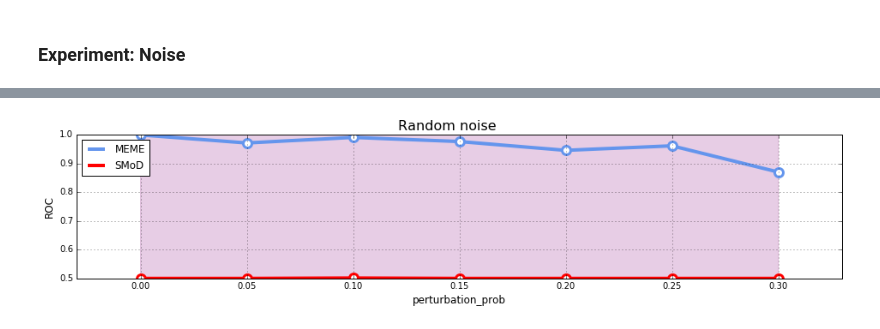
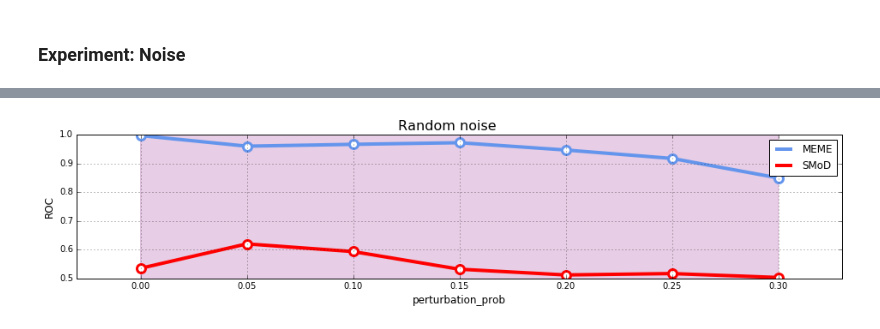
Before and after one commit to fabriziocosta/pyMotif, a Jupyter notebook: Performance Comparison.ipynb, the cells around one changed output, grey strips where cells are left out. Saved outputs shown, nothing was run; the diff lists cells and outputs as text; code cells hidden in the pictures.

```diff
--- a/Performance Comparison.ipynb
+++ b/Performance Comparison.ipynb
@@ -103,14 +103,16 @@ def score_seqs(seqs, n_motives, tool):
             seq_scr.append(scr)
 
         # taking average over all motives for a sequence
-        try:
+        if len(seq_scr) > 1:
             x = np.array(seq_scr[0])
-            for k in range(1, iters):
-                x = np.vstack((x, seq_scr[k]))
+            for l in range(1, iters):
+                x = np.vstack((x, seq_scr[l]))
             seq_scr = list(np.mean(x, axis=0))
             scores.append(seq_scr)
-        except:
-            scores=np.zeros(iters)
+        elif len(seq_scr) == 1:
+            scores.append(np.array(seq_scr[0]))
+        else:
+            raise ValueError("no sequence score")
     return scores
 # %%
 import numpy as np
@@ -217,7 +219,7 @@ def plot_results(data, title='Experiment', xlabel='param', ylabel='values'):
     plt.grid()
     plt.show()
 # %%
-n_rep = 4
+n_rep = 10
 # %% [markdown]
 <h3> Experiment: Noise </h3>
 # %%
@@ -230,7 +232,7 @@ def make_results(n_rep=n_rep):
             tool_result = evaluate(scoring_criteria='pwm', # ['pwm','hmm']
                                    complexity=5,
                                    motif_length=10,
-                                   n_motives=2,
+                                   n_motives=4,
                                    sequence_length=100,
                                    n_sequences=250,
                                    perturbation_prob=param,
@@ -239,11 +241,11 @@ def make_results(n_rep=n_rep):
                                    max_subarray_size=11,
                                    min_score=4,
                                    min_freq=0.5,
-                                   min_cluster_size=10,
-                                   similarity_threshold=.25,
+                                   min_cluster_size=5,
+                                   similarity_threshold=.50,
                                    freq_threshold=0.03)
 
-            results['meme'].append(tool_result['meme'][0][0])    #TODO: only avg score on test data is saved
+            results['meme'].append(tool_result['meme'][0][0])
             results['smod'].append(tool_result['smod'][0][0])
         for tool in ['meme', 'smod']:
             avg = np.mean(results[tool])
@@ -259,36 +280,36 @@ TypeError: Singleton array 0.0 cannot be considered a valid collection.
 # %%
 %%time
 
 def make_results(n_rep=n_rep):
     for param in [0.0, 0.05, 0.10, 0.15, 0.2, 0.25, 0.3]:
         results = {'meme':[], 'smod':[]}
         for rep in range(n_rep):
             tool_result = evaluate(scoring_criteria='pwm', # ['pwm','hmm']
                                    complexity=5,
                                    motif_length=10,
-                                   n_motives=2,
+                                   n_motives=4,
                                    sequence_length=100,
                                    n_sequences=250,
                                    perturbation_prob=param,
                                    n_clusters=10,
-                                   min_subarray_size=5,
-                                   max_subarray_size=15,
+                                   min_subarray_size=9,
+                                   max_subarray_size=11,
                                    min_score=4,
                                    min_freq=0.5,
-                                   min_cluster_size=10,
-                                   similarity_threshold=.5,
+                                   min_cluster_size=5,
+                                   similarity_threshold=.75,
                                    freq_threshold=0.03)
 
-            results['meme'].append(tool_result['meme'][0][0])    #TODO: only avg score on test data is saved
+            results['meme'].append(tool_result['meme'][0][0])
             results['smod'].append(tool_result['smod'][0][0])
         for tool in ['meme', 'smod']:
             avg = np.mean(results[tool])
             std = np.std(results[tool])
             results[tool] = (avg, std)
         yield param, results['meme'][0], results['meme'][1], results['smod'][0], results['smod'][1]
 
 
 data = [(param, val_m, std_m, val_s, std_s) for param, val_m, std_m, val_s, std_s in make_results()]
 plot_results(data, title='Random noise', xlabel='perturbation_prob', ylabel='ROC')
 # %% [output]
-[figure, old version]
+[figure, new version]
```
Also changed, not shown: parts of 22 cells of this notebook, 1 other file.
